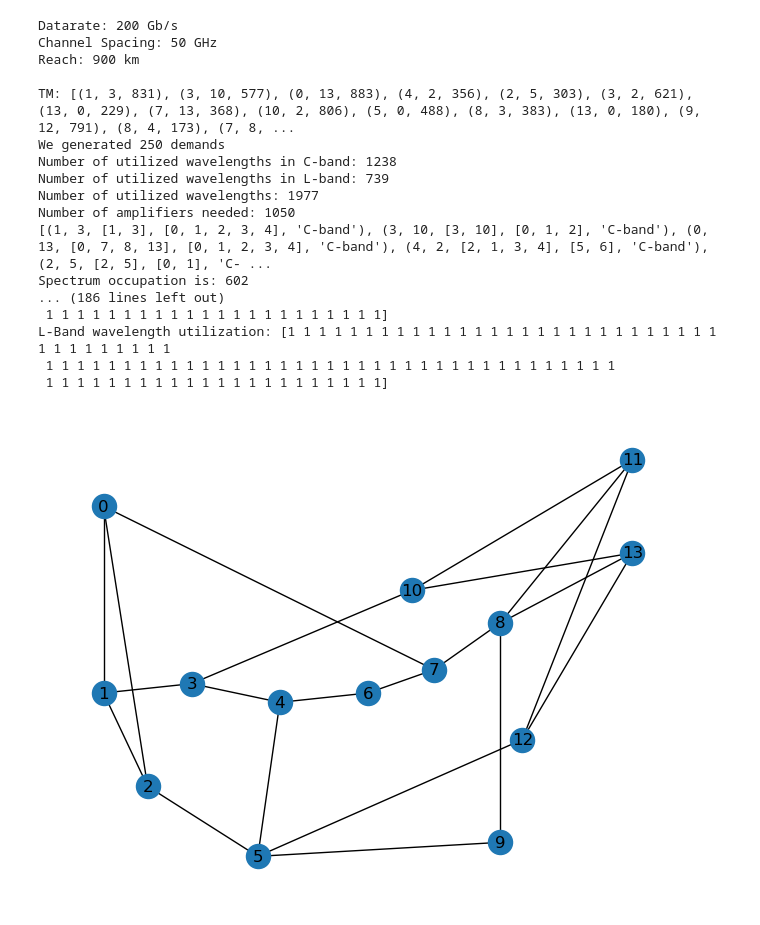
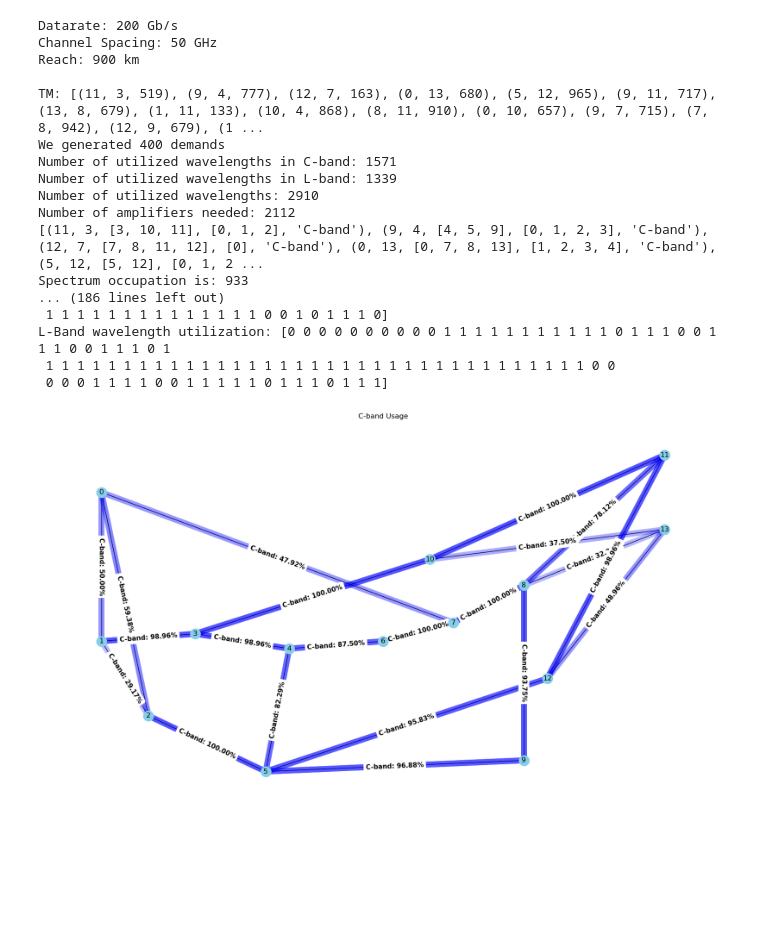
Before and after one commit to AlbertoCeresoli/CND_Nokia_CL-Bands, a Jupyter notebook: cleanbands.ipynb, the cells around one changed output. Drawn from its saved outputs; the diff is of its cells as text; code cells hidden in the pictures; blank space fills up the shorter version.

```diff
--- a/cleanbands.ipynb
+++ b/cleanbands.ipynb
@@ -365,6 +385,7 @@ from ortools.linear_solver import pywraplp
 channelPerBand = 96 #at 50GHz
 
 dualband = True # Change this value to set the dualband mode
+n_ksp = 10 # Change this value to set the number of shortest paths
 mod = 7 # Change this value to set a different mode
 plot_usage = True
 # Get the parameters for the selected mode and assign to variables
@@ -375,48 +396,49 @@ if dualband:
 else:
     G = get_network_rwa_json("nsfnet.json", channelPerBand)
 
-nx.draw(G, pos=nx.get_node_attributes(G, "pos"), with_labels=True)
+# nx.draw(G, pos=nx.get_node_attributes(G, "pos"), with_labels=True)
 
 # Display the parameters
 print(f"Datarate: {datarate} Gb/s")
 print(f"Channel Spacing: {spacing} GHz")
 print(f"Reach: {reach} km")
 
-TM = generate_demands(G, 250)
+TM = generate_demands(G, 400)
 for edge in G.edges:
     G.edges[edge]["capacity"] = (channelPerBand * 50 / spacing) * datarate
     G.edges[edge]["n_wavelength"] = channelPerBand * 50 / spacing
 
 print(f"\nTM: {TM}")
 spectrum, all_routed = runHeuristic(G, TM,
                                     num_spectrum=0,
+                                    ksp_depth=n_ksp,
                                     plot_usage=plot_usage,
                                     n_wavelengths=int(channelPerBand * 50 / spacing),
                                     ratePerWave=datarate,
                                     modReach=reach,
                                     dualband=dualband)
 
 for edge in G.edges:
     if dualband:
         print(f'\nLink: {edge}\nLength: {G.edges[edge].get("length")}\nC-Band wavelength utilization: {G.edges[edge]["c_available_wavelengths"]}\nL-Band wavelength utilization: {G.edges[edge]["l_available_wavelengths"]}')
     else:
         print(f'\nLink: {edge}\nLength: {G.edges[edge].get("length")}\nWavelength utilization: {G.edges[edge]["available_wavelengths"]}')
 # %% [output]
 Datarate: 200 Gb/s
 Channel Spacing: 50 GHz
 Reach: 900 km
 
-TM: [(1, 3, 831), (3, 10, 577), (0, 13, 883), (4, 2, 356), (2, 5, 303), (3, 2, 621), (13, 0, 229), (7, 13, 368), (10, 2, 806), (5, 0, 488), (8, 3, 383), (13, 0, 180), (9, 12, 791), (8, 4, 173), (7, 8, ...
-We generated 250 demands
-Number of utilized wavelengths in C-band: 1238
-Number of utilized wavelengths in L-band: 739
-Number of utilized wavelengths: 1977
-Number of amplifiers needed: 1050
-[(1, 3, [1, 3], [0, 1, 2, 3, 4], 'C-band'), (3, 10, [3, 10], [0, 1, 2], 'C-band'), (0, 13, [0, 7, 8, 13], [0, 1, 2, 3, 4], 'C-band'), (4, 2, [2, 1, 3, 4], [5, 6], 'C-band'), (2, 5, [2, 5], [0, 1], 'C- ...
-Spectrum occupation is: 602
+TM: [(11, 3, 519), (9, 4, 777), (12, 7, 163), (0, 13, 680), (5, 12, 965), (9, 11, 717), (13, 8, 679), (1, 11, 133), (10, 4, 868), (8, 11, 910), (0, 10, 657), (9, 7, 715), (7, 8, 942), (12, 9, 679), (1 ...
+We generated 400 demands
+Number of utilized wavelengths in C-band: 1571
+Number of utilized wavelengths in L-band: 1339
+Number of utilized wavelengths: 2910
+Number of amplifiers needed: 2112
+[(11, 3, [3, 10, 11], [0, 1, 2], 'C-band'), (9, 4, [4, 5, 9], [0, 1, 2, 3], 'C-band'), (12, 7, [7, 8, 11, 12], [0], 'C-band'), (0, 13, [0, 7, 8, 13], [1, 2, 3, 4], 'C-band'), (5, 12, [5, 12], [0, 1, 2 ...
+Spectrum occupation is: 933
 ... (186 lines left out)
- 1 1 1 1 1 1 1 1 1 1 1 1 1 1 1 1 1 1 1 1 1 1]
-L-Band wavelength utilization: [1 1 1 1 1 1 1 1 1 1 1 1 1 1 1 1 1 1 1 1 1 1 1 1 1 1 1 1 1 1 1 1 1 1 1 1 1
- 1 1 1 1 1 1 1 1 1 1 1 1 1 1 1 1 1 1 1 1 1 1 1 1 1 1 1 1 1 1 1 1 1 1 1 1 1
- 1 1 1 1 1 1 1 1 1 1 1 1 1 1 1 1 1 1 1 1 1 1]
+ 1 1 1 1 1 1 1 1 1 1 1 1 1 1 0 0 1 0 1 1 1 0]
+L-Band wavelength utilization: [0 0 0 0 0 0 0 0 0 0 1 1 1 1 1 1 1 1 1 1 1 0 1 1 1 0 0 1 1 1 0 0 1 1 1 0 1
+ 1 1 1 1 1 1 1 1 1 1 1 1 1 1 1 1 1 1 1 1 1 1 1 1 1 1 1 1 1 1 1 1 1 1 1 0 0
+ 0 0 0 1 1 1 1 0 0 1 1 1 1 1 0 1 1 1 0 1 1 1]
-[figure, old version]
+[figure, new version]
```
Also changed, not shown: parts of 2 cells of this notebook, 2 other files.
